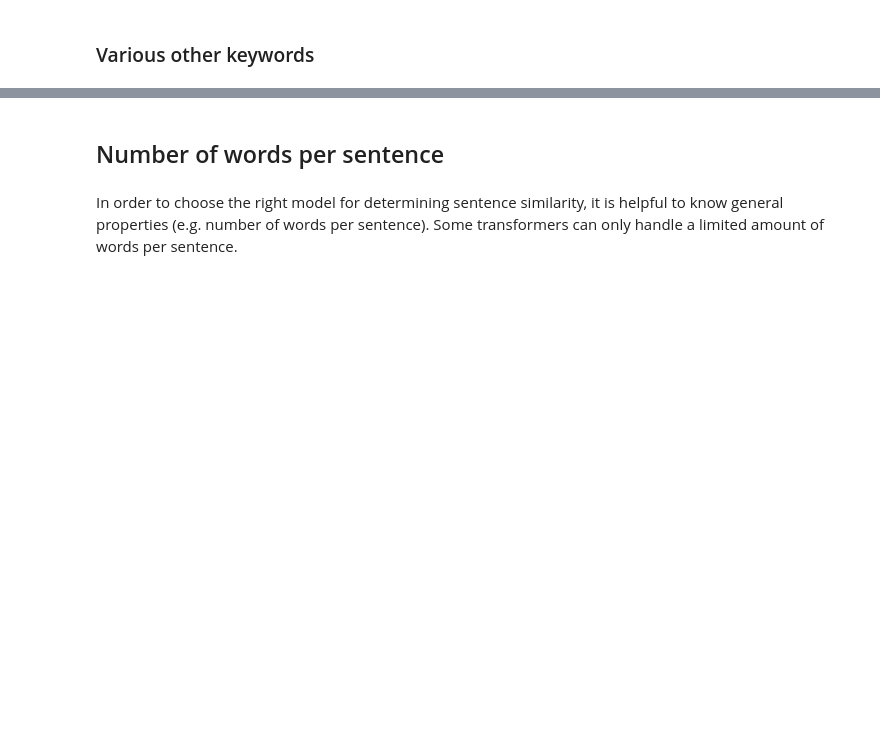
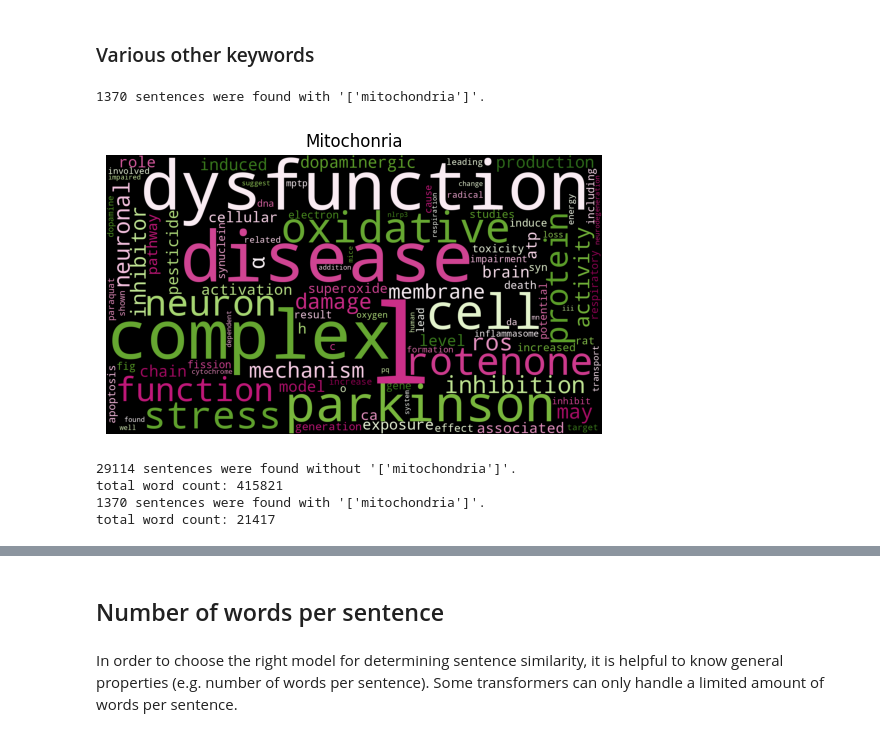
Before and after one commit to kcbbe/oke, a Jupyter notebook: explorations/pre_embedding/corpus.ipynb, the cells around one changed output, grey strips where cells are left out. Saved outputs shown, nothing was run; the diff lists cells and outputs as text; code cells hidden in the pictures; blank space fills up the shorter version.

```diff
--- a/explorations/pre_embedding/corpus.ipynb
+++ b/explorations/pre_embedding/corpus.ipynb
@@ -593,22 +736,35 @@ plt.show()
 # %%
 # with Mitochondria
 create_wordcloud(
-    get_sentences(
-        df["sentence_text"],
-        "mitochondria"
-    )
+    remove_PD_and_pest_from_sentence(
+        get_sentences(
+            df["sentence_text"],
+            ["mitochondria"]
+        ),
+    remove_word= "mitochondria",
+    remove_PD= False,
+    remove_pest= False,
+    ),
+    collocations= False
 )
+
+plt.title("Mitochonria")
+plt.show()
+# %% [output]
+1370 sentences were found with '['mitochondria']'.
+[figure, added]
 # %%
 # Complete pipeline
 filtered_without_PD_pest = filter_word_counts(
     normalize_counts(
         get_word_counts(
-            # remove_PD_and_pest_from_sentence(
+            remove_PD_and_pest_from_sentence(
                 get_sentences(
                     df["sentence_text"],
                     ["mitochondria"],
                     inverse= True
-                # )
+                ),
+                remove_word= "mitochondria",
             ),
             tokenizer
         ).copy()
@@ -618,11 +774,12 @@ filtered_without_PD_pest = filter_word_counts(
 filtered_with_PD_pest = filter_word_counts(
     normalize_counts(
         get_word_counts(
-            # remove_PD_and_pest_from_sentence(
+            remove_PD_and_pest_from_sentence(
                 get_sentences(
                     df["sentence_text"],
                     ["mitochondria"],
-                # )
+                ),
+                remove_word= "mitochondria",
             ),
             tokenizer
         ).copy()
@@ -632,6 +789,11 @@ filtered_with_PD_pest = filter_word_counts(
 # Substract sets
 diff_with_PD_pest = subtract_word_counts(filtered_with_PD_pest, filtered_without_PD_pest)
 diff_without_PD_pest = subtract_word_counts(filtered_without_PD_pest, filtered_with_PD_pest)
+# %% [output]
+29114 sentences were found without '['mitochondria']'.
+total word count: 415821
+1370 sentences were found with '['mitochondria']'.
+total word count: 21417
 # %%
 # Sentences with "pesticides" AND/OR "parkinson's disease"
 create_wordcloud(
```
Also changed, not shown: parts of 60 cells of this notebook, 1 other file.
